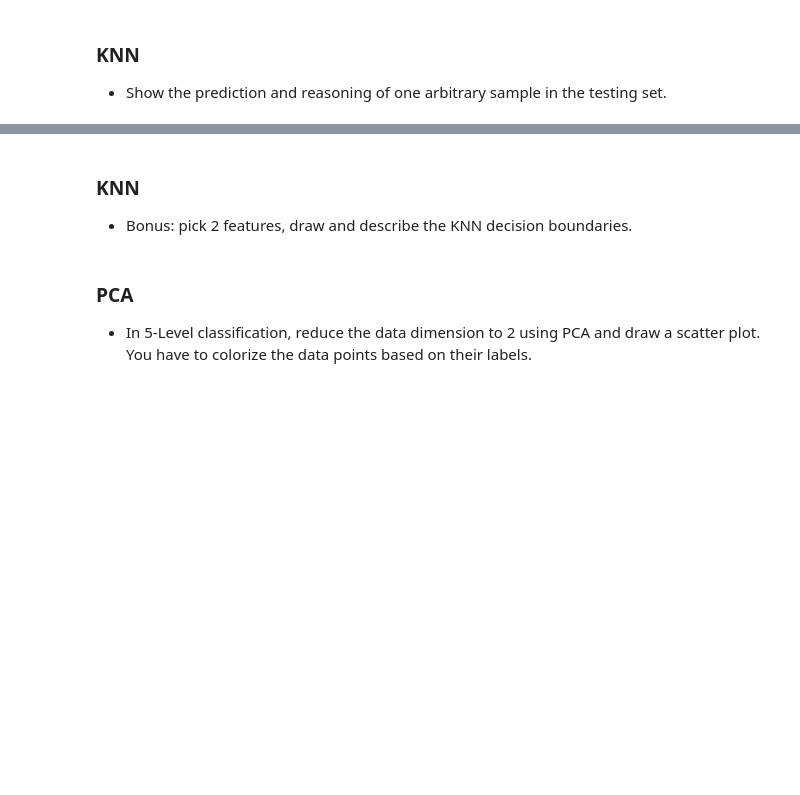
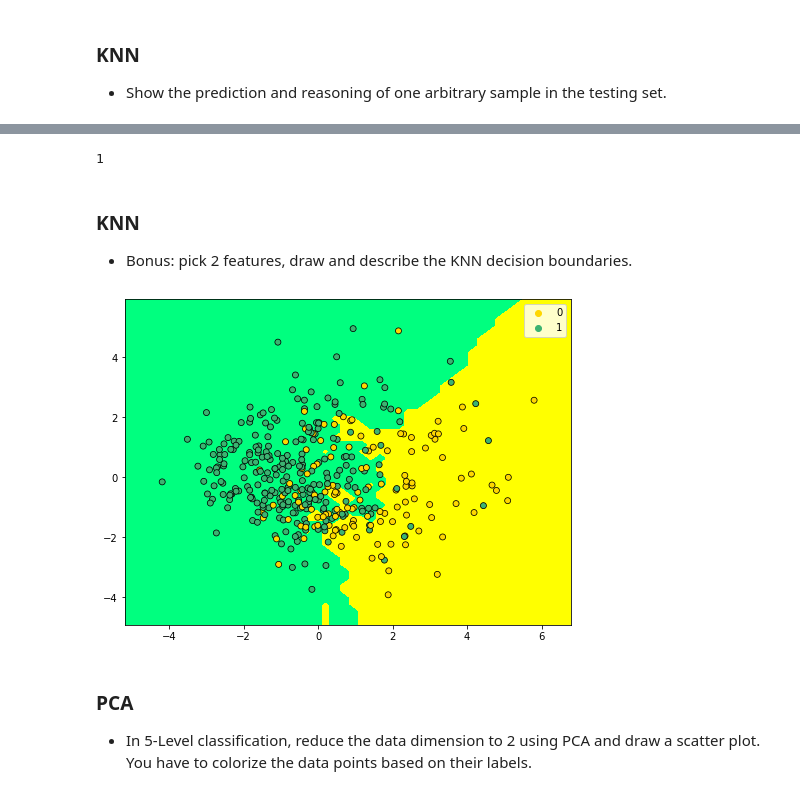
Before and after one commit to ee-chiu/ML-hw2, a Jupyter notebook: hw2.ipynb, the cells around one changed output, grey strips where cells are left out. Cells and saved outputs as stored; diff of their text form; code cells hidden in the pictures; blank space fills up the shorter version.

```diff
--- a/hw2.ipynb
+++ b/hw2.ipynb
@@ -337,19 +338,20 @@ pass: 265, fail: 130
 # %% [markdown]
 * 在 5-level classification 中， recall 和 precision 幾乎都是 V 的表現最好，有可能是因為資料最多的關係（請看下code）。但應該不只是這個原因，因為其他的資料並沒有因為資料量較多而表現較好
 # %%
-I, II, III, IV, V = 0, 0, 0, 0, 0
+A, B, C, D, F = 0, 0, 0, 0, 0
 
+#根據 label 把對應的 counter + 1
 for y in y_5:
     if y == 0:
-        V += 1
+        F += 1
     elif y == 1:
-        IV += 1
+        D += 1
     elif y == 2:
-        III += 1
+        C += 1
     elif y == 3:
-        II += 1
+        B += 1
     elif y == 4:
-        I += 1
+        A += 1
 
-print("I: {}, II: {}, III: {}, IV: {}, V: {}".format(I, II, III, IV, V))
+print("A: {}, B: {}, C: {}, D: {}, F: {}".format(A, B, C, D, F)) #顯示 A 人數、B 人數、C 人數、D 人數、F 人數
 # %% [output]
@@ -413,6 +473,43 @@ dtype: float64
+# %%
+np.argmax(np.bincount(y_2_train[indices[0, :]])) # 得到鄰居中最多的 label
+# %% [output]
+1
 # %% [markdown]
 ### KNN
 * Bonus: pick 2 features, draw and describe the KNN decision boundaries.
+# %%
+PCA_X_2 = getPCA(X, 2)
+model = KNN(PCA_X_2, y_2, 9)
+
+x_min, x_max = PCA_X_2[:, 0].min() - 1, PCA_X_2[:, 0].max() + 1
+y_min, y_max = PCA_X_2[:, 1].min() - 1, PCA_X_2[:, 1].max() + 1
+xx, yy = np.meshgrid(np.linspace(x_min, x_max, 50), np.linspace(y_min, y_max, 50))
+
+Z = model.predict(np.c_[xx.ravel(), yy.ravel()])
+Z = Z.reshape(xx.shape)
+
+# Put the result into a color plot
+plt.figure(figsize=(8, 6))
+
+#ListedColormap(["yellow", "red", "cyan", "lime", "violet"])
+plt.contourf(xx, yy, Z, cmap = ListedColormap(["yellow", "springgreen"]))
+
+labels = []
+for y in y_2:
+    if y == 0:
+        labels.append("fail")
+    else:
+        labels.append("pass")
+
+sns.scatterplot(x = PCA_X_2[:, 0], y = PCA_X_2[:, 1], hue = y_2,
+                palette = ["gold", "mediumseagreen"], alpha=1.0, edgecolor = "black")
+
+plt.xlim(xx.min(), xx.max())
+plt.ylim(yy.min(), yy.max())
+
+plt.show()
+# %% [output]
+[figure, added]
 # %% [markdown]
 ### PCA
 * In 5-Level classification, reduce the data dimension to 2 using PCA and draw a scatter plot. You have to colorize the data points based on their labels.
```
Also changed, not shown: parts of 27 cells of this notebook.
